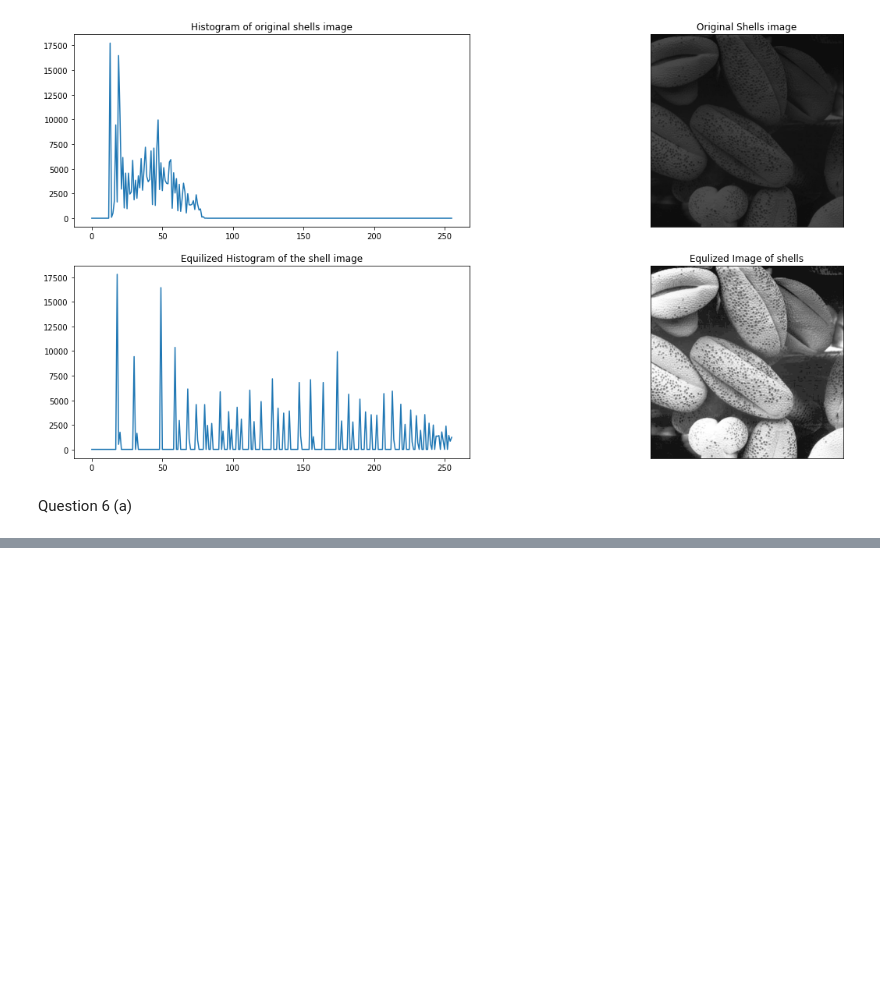
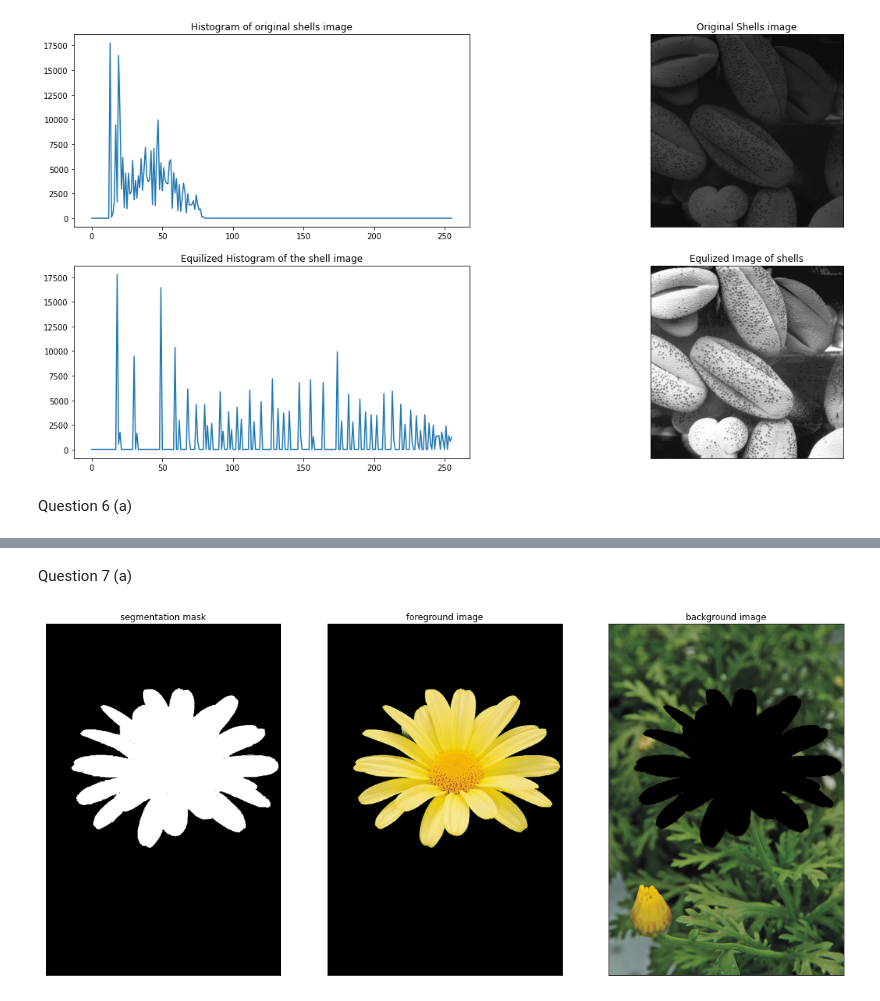
Before and after one commit to Dinuka-1999/Assignment, a Jupyter notebook: Assignment-1.ipynb, the cells around one changed output, grey strips where cells are left out. Drawn from its saved outputs; the diff is of its cells as text; code cells hidden in the pictures; blank space fills up the shorter version.

Commit message:
updated the answer for question 6(b) and 7(a)

```diff
--- a/Assignment-1.ipynb
+++ b/Assignment-1.ipynb
@@ -205,0 +230,28 @@ plt.show()
+# %% [markdown]
+Question 7 (a)
+# %%
+image = cv.imread('daisy.jpg',cv.IMREAD_COLOR)
+mask = np.zeros(image.shape[:2], np.uint8)
+bgModel = np.zeros((1, 65), np.float64)
+fgModel = np.zeros((1, 65), np.float64)
+rectangle = (25,125,530,450)
+
+(mask,bgModel,fgModel)=cv.grabCut(image, mask, rectangle,bgModel, fgModel,3, cv.GC_INIT_WITH_RECT)
+outputMask = np.where((mask == cv.GC_BGD) | (mask == cv.GC_PR_BGD),0, 1)
+outputMask = (outputMask * 255).astype("uint8")
+
+output = cv.bitwise_and(image, image, mask=outputMask)
+backImage=image-output
+fig,axes=plt.subplots(1,3,figsize=(20,10))
+axes[0].imshow(cv.cvtColor(outputMask,cv.COLOR_BGR2RGB))
+axes[0].set_xticks([]),axes[0].set_yticks([])
+axes[0].set_title('segmentation mask')
+axes[1].imshow(cv.cvtColor(output,cv.COLOR_BGR2RGB))
+axes[1].set_xticks([]),axes[1].set_yticks([])
+axes[1].set_title('foreground image')
+axes[2].imshow(cv.cvtColor(backImage,cv.COLOR_BGR2RGB))
+axes[2].set_xticks([]),axes[2].set_yticks([])
+axes[2].set_title('background image')
+plt.show()
+# %% [output]
+[figure, added]
```
Also changed, not shown: parts of 3 cells of this notebook, 1 other file.
